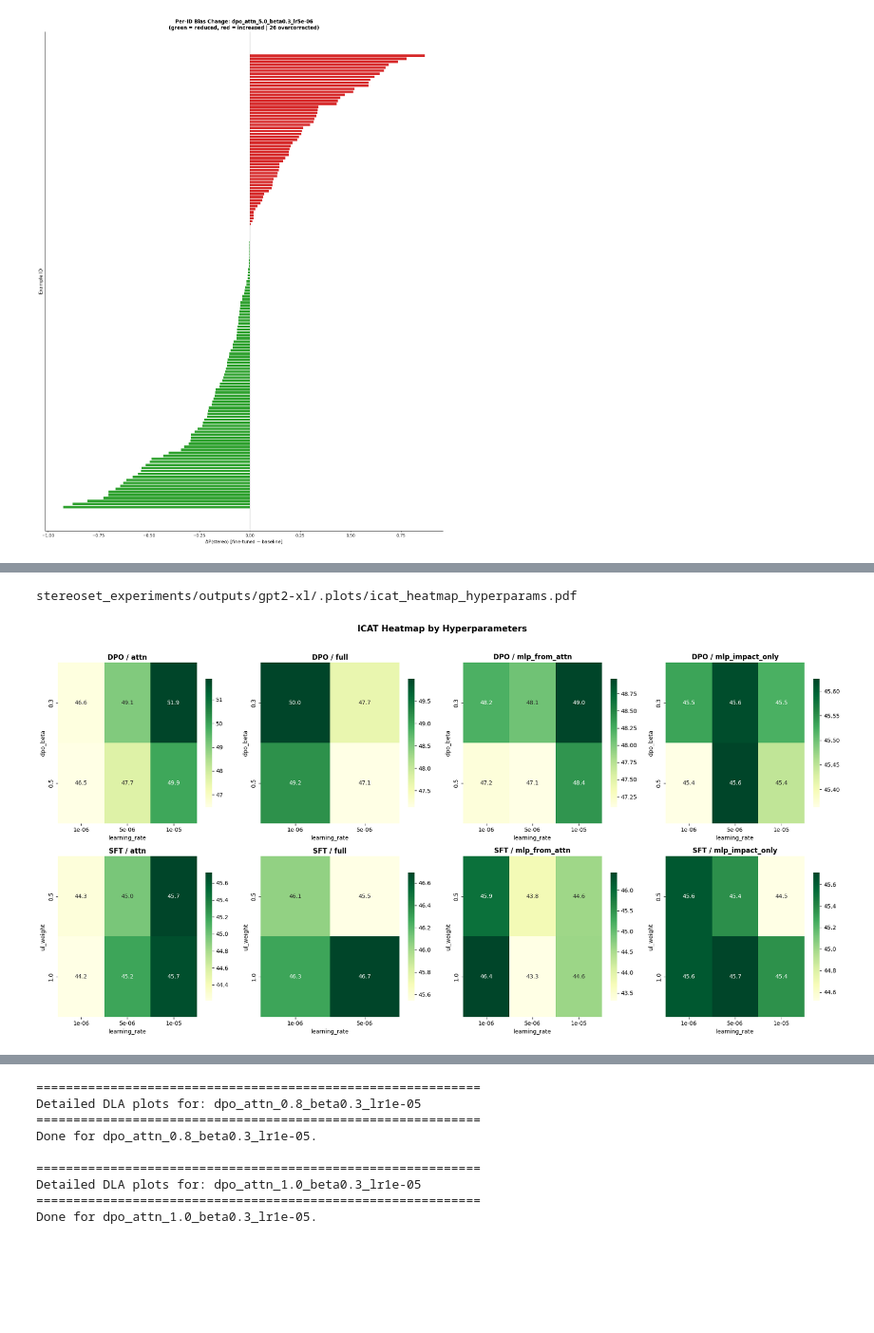
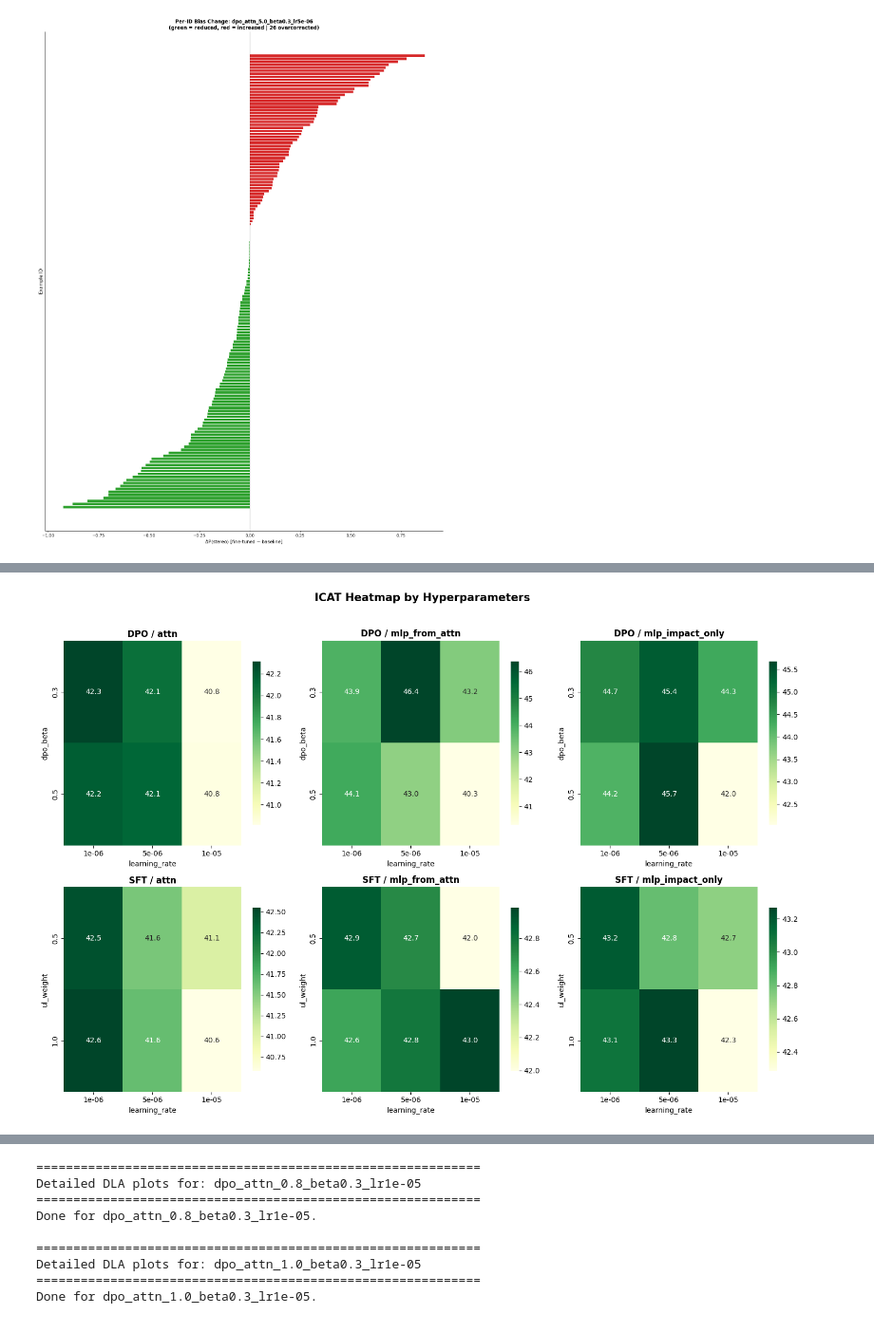
Before and after one commit to MartaSamoilenko/bias-mitigation-interpretability, a Jupyter notebook: experiments/stereoset/fine_tuned_analysis.ipynb, the cells around one changed output, grey strips where cells are left out. Shown at 95% size. Saved outputs shown, nothing was run; the diff lists cells and outputs as text; code cells hidden in the pictures; blank space fills up the shorter version.

```diff
--- a/experiments/stereoset/fine_tuned_analysis.ipynb
+++ b/experiments/stereoset/fine_tuned_analysis.ipynb
@@ -8,6 +8,6 @@ import seaborn as sns
 import matplotlib.ticker as ticker
 import s3_utils
 # %%
-log_keys = s3_utils.list_keys("outputs/gemma-2b/fine_tuned_v2/logs/")
-prefix = s3_utils.s3_key("outputs/gemma-2b/fine_tuned_v2/logs/")
+log_keys = s3_utils.list_keys("outputs/llama3.2_1b/fine_tuned_v2/logs/")
+prefix = s3_utils.s3_key("outputs/llama3.2_1b/fine_tuned_v2/logs/")
 # %% [output]
@@ -21,7 +21,7 @@ run_ids = [
 ]
 runs_metadata = []
 for rid in run_ids:
-    log = s3_utils.read_json(f"outputs/gemma-2b/fine_tuned_v2/logs/{rid}.json")
+    log = s3_utils.read_json(f"outputs/llama3.2_1b/fine_tuned_v2/logs/{rid}.json")
     runs_metadata.append({
         "run_id": rid,
         "loss_type": log.get("loss_type"),
@@ -321,8 +321,8 @@ def generate_grouped_analysis(sub_df, scenario_title, all_probs_df, winner_type)
 BIAS_TYPE = "gender"
 
 print("Loading original baseline data...")
-baseline_prob = s3_utils.read_csv("outputs/gemma-2b/dev_tests/out_DLA_gender_baseline_dev_v2.csv")
-baseline_impact = s3_utils.read_csv("outputs/gemma-2b/dev_tests/accumulated_impact_gender_baseline_dev_v2.csv")
+baseline_prob = s3_utils.read_csv("outputs/llama3.2_1b/dev_tests/out_DLA_gender_baseline_dev_v2.csv")
+baseline_impact = s3_utils.read_csv("outputs/llama3.2_1b/dev_tests/accumulated_impact_gender_baseline_dev_v2.csv")
 
 baseline_ss, baseline_lms, baseline_icat = compute_metrics(baseline_prob)
 print(f"Baseline metrics -- SS: {baseline_ss:.2f}, LMS: {baseline_lms:.2f}, ICAT: {baseline_icat:.2f}")
@@ -775,36 +656,35 @@ fig, axes = plt.subplots(2, max(n_exp, 1), figsize=(5 * max(n_exp, 1), 10), sque
 fig.suptitle("ICAT Heatmap by Hyperparameters", fontweight="bold", fontsize=15, y=1.02)
 
 for col_idx, exp_type in enumerate(exp_types):
     # DPO heatmap
     sub = dpo_df[dpo_df["experiment_type"] == exp_type]
     if not sub.empty:
         pivot = sub.pivot_table(index="dpo_beta", columns="learning_rate", values="ICAT", aggfunc="mean")
         sns.heatmap(pivot, annot=True, fmt=".1f", cmap="YlGn", ax=axes[0, col_idx],
                     cbar_kws={"shrink": 0.8})
         axes[0, col_idx].set_title(f"DPO / {exp_type}", fontweight="bold")
         axes[0, col_idx].set_ylabel("dpo_beta")
         axes[0, col_idx].set_xlabel("learning_rate")
     else:
         axes[0, col_idx].set_visible(False)
 
     # SFT heatmap
     sub = sft_df[sft_df["experiment_type"] == exp_type]
     if not sub.empty:
         pivot = sub.pivot_table(index="ul_weight", columns="learning_rate", values="ICAT", aggfunc="mean")
         sns.heatmap(pivot, annot=True, fmt=".1f", cmap="YlGn", ax=axes[1, col_idx],
                     cbar_kws={"shrink": 0.8})
         axes[1, col_idx].set_title(f"SFT / {exp_type}", fontweight="bold")
         axes[1, col_idx].set_ylabel("ul_weight")
         axes[1, col_idx].set_xlabel("learning_rate")
     else:
         axes[1, col_idx].set_visible(False)
 
 plt.tight_layout()
-s3_utils.save_plot(fig, "outputs/gpt2-xl/.plots/icat_heatmap_hyperparams.pdf")
+# s3_utils.save_plot(fig, "outputs/gpt2-xl/.plots/icat_heatmap_hyperparams.pdf")
 plt.show()
 # %% [output]
-stereoset_experiments/outputs/gpt2-xl/.plots/icat_heatmap_hyperparams.pdf
-[figure, old version]
+[figure, new version]
 # %%
 top_icat = metrics_df.nlargest(10, "ICAT").reset_index(drop=True)
 
```
Also changed, not shown: parts of 19 cells of this notebook.
